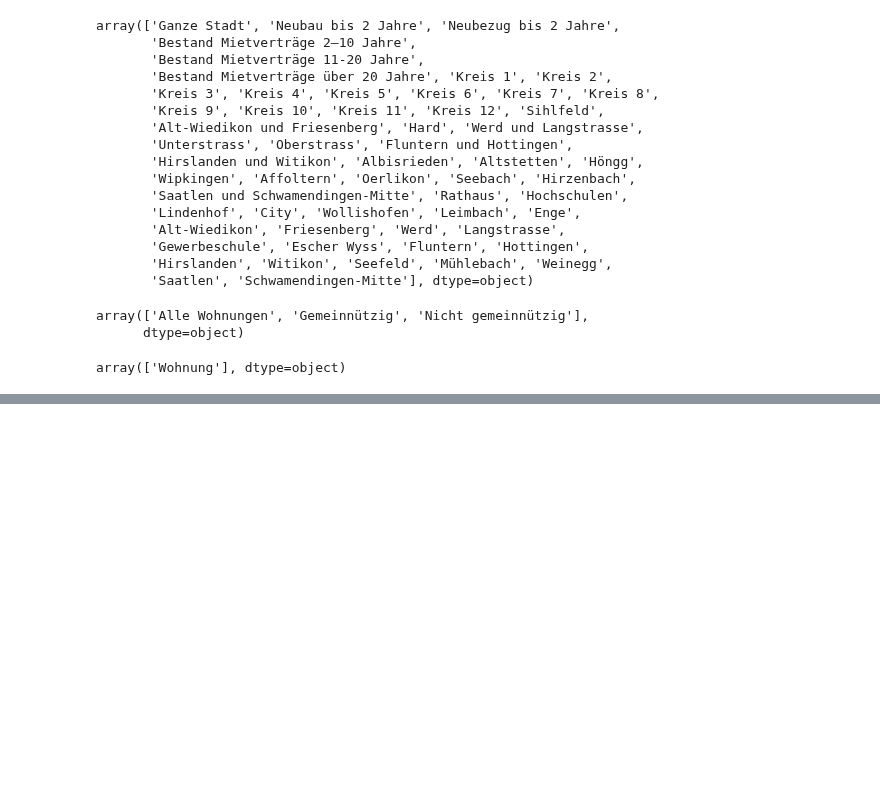
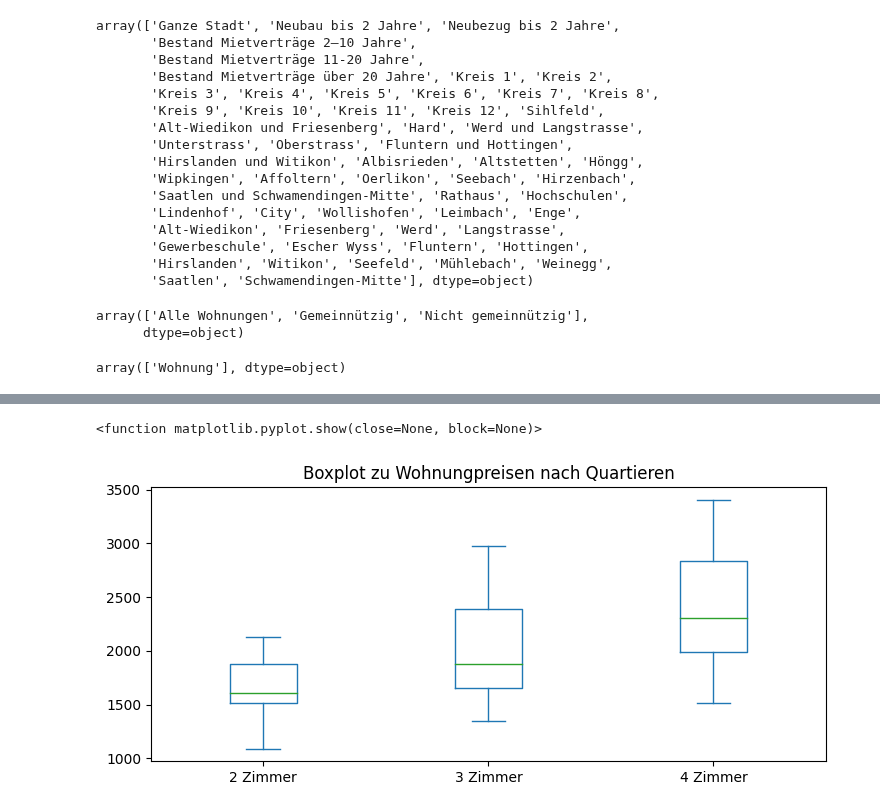
Before and after one commit to sephiran/applied-data-science, a Jupyter notebook: rental-prices/webapi-opendata.ipynb, the cells around one changed output, grey strips where cells are left out. Drawn from its saved outputs; the diff is of its cells as text; code cells hidden in the pictures; blank space fills up the shorter version.

```diff
--- a/rental-prices/webapi-opendata.ipynb
+++ b/rental-prices/webapi-opendata.ipynb
@@ -126,0 +152,4 @@ df.to_csv('../data/rentalprices_temp.csv', sep=';')
+# %%
+#Check for empty entries and remove them
+df = df.dropna()
+df.isna().sum()
@@ -126,0 +171,4 @@ df.to_csv('../data/rentalprices_temp.csv', sep=';')
+# %%
+#Check for duplicates and remove them
+df = df.drop_duplicates()
+df.duplicated().sum()
@@ -126,0 +177,4 @@ df.to_csv('../data/rentalprices_temp.csv', sep=';')
+# %%
+#Delete Summary Rows
+df.drop (df[df.GliederungSort == 0].index, inplace=True)
+df.head()
@@ -126,0 +188,7 @@ df.to_csv('../data/rentalprices_temp.csv', sep=';')
+# %%
+#Create Data frames for Qaurtiere and different flat sizes
+df_2Zimmer = df [ (df ['RaumeinheitSort'] == 4) & (df ['Zimmer']== 2)]
+df_3Zimmer = df [ (df ['RaumeinheitSort'] == 4) & (df ['Zimmer']== 3)]
+df_4Zimmer = df [ (df ['RaumeinheitSort'] == 4) & (df ['Zimmer']== 4)]
+
+df_2Zimmer.head()
@@ -126,0 +202,12 @@ df.to_csv('../data/rentalprices_temp.csv', sep=';')
+# %%
+plt.rcParams['figure.figsize'] = [7.5, 3.5]
+plt.rcParams['figure.autolayout'] = True
+
+data = pd.DataFrame({'2 Zimmer': df_2Zimmer['mean'], '3 Zimmer': df_3Zimmer['mean'], '4 Zimmer': df_4Zimmer['mean']})
+
+ax = data [['2 Zimmer', '3 Zimmer', '4 Zimmer']].plot(kind='box', title ='Boxplot zu Wohnungpreisen nach Quartieren')
+
+plt.show
+# %% [output]
+<function matplotlib.pyplot.show(close=None, block=None)>
+[figure, added]
```
Also changed, not shown: parts of 7 cells of this notebook.
